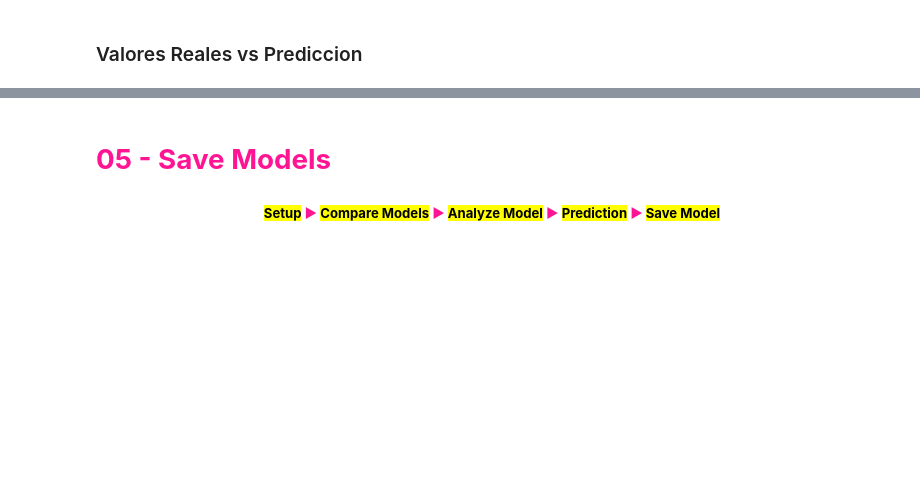
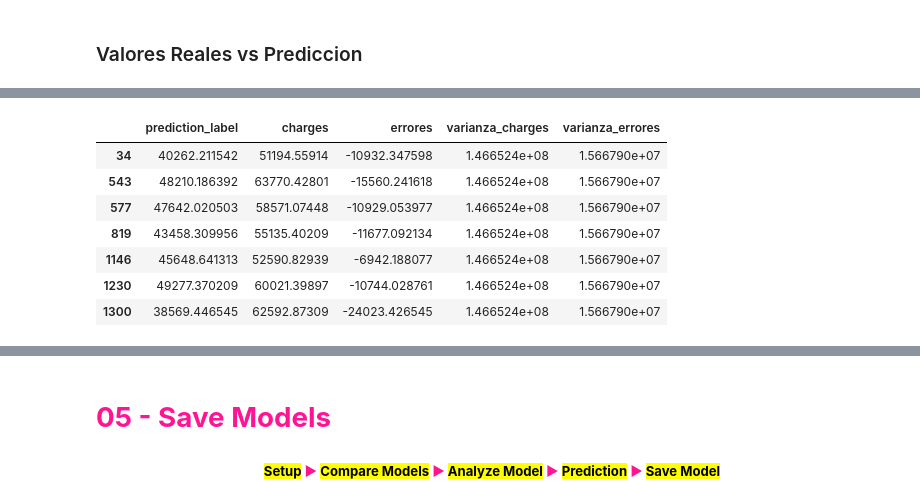
Before and after one commit to Viny2030/UMSA, a Jupyter notebook: bds_pycaret_002_01_aconcagua.ipynb, the cells around one changed output, grey strips where cells are left out. Cells and saved outputs as stored; diff of their text form; code cells hidden in the pictures; blank space fills up the shorter version.

```diff
--- a/bds_pycaret_002_01_aconcagua.ipynb
+++ b/bds_pycaret_002_01_aconcagua.ipynb
@@ -851,0 +593,2 @@ fig.add_shape(type="line", x0=min('analisis.charges'), y0=min('analisis.charges'
+# %%
+analisis['errores'] = analisis.prediction_label - analisis.charges
@@ -958,0 +657,13 @@ fig.show()
+# %%
+analisis = analisis[analisis.charges >= 50000]
+# %%
+analisis
+# %% [output]
+|  | prediction_label | charges | errores | varianza_charges | varianza_errores |
+| 34 | 40262.211542 | 51194.55914 | -10932.347598 | 1.466524e+08 | 1.566790e+07 |
+| 543 | 48210.186392 | 63770.42801 | -15560.241618 | 1.466524e+08 | 1.566790e+07 |
+| 577 | 47642.020503 | 58571.07448 | -10929.053977 | 1.466524e+08 | 1.566790e+07 |
+| 819 | 43458.309956 | 55135.40209 | -11677.092134 | 1.466524e+08 | 1.566790e+07 |
+| 1146 | 45648.641313 | 52590.82939 | -6942.188077 | 1.466524e+08 | 1.566790e+07 |
+| 1230 | 49277.370209 | 60021.39897 | -10744.028761 | 1.466524e+08 | 1.566790e+07 |
+| 1300 | 38569.446545 | 62592.87309 | -24023.426545 | 1.466524e+08 | 1.566790e+07 |
```
Also changed, not shown: parts of 52 cells of this notebook.
